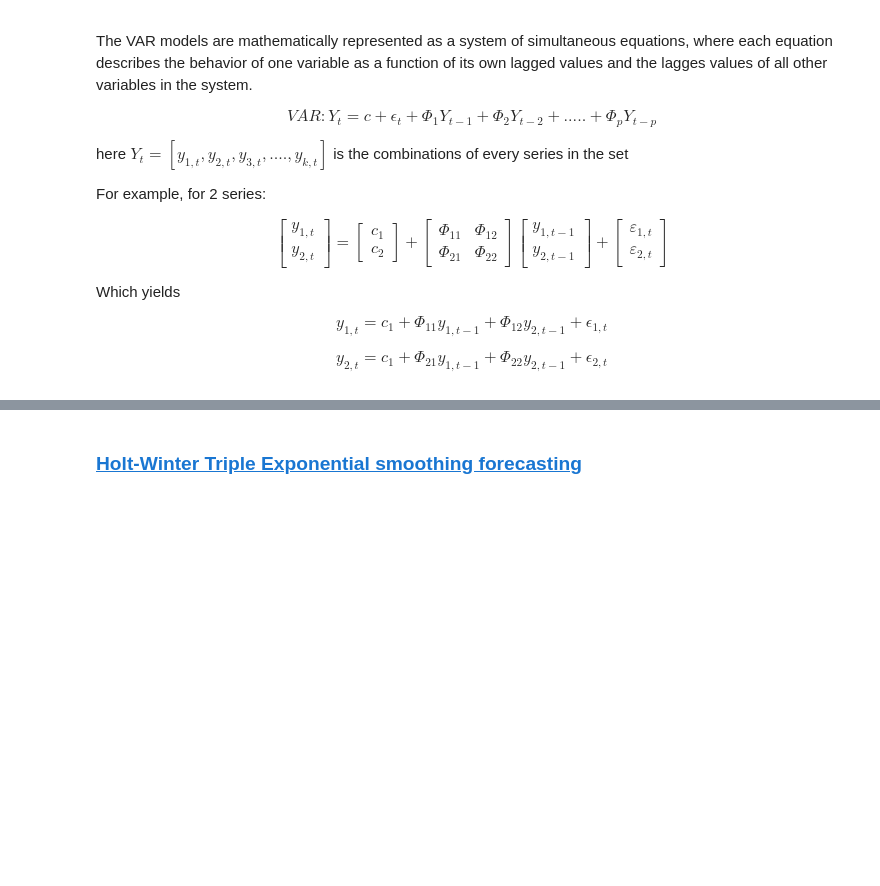
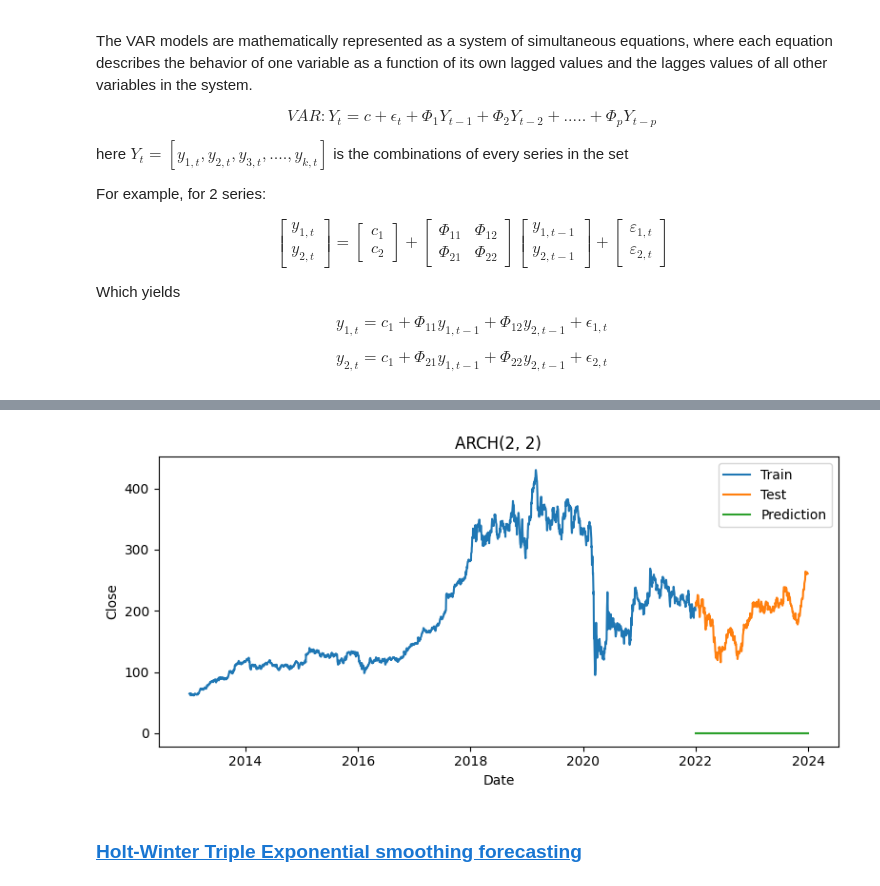
Before and after one commit to GinHikat/OmniTS_for_Stock, a Jupyter notebook: notebooks/track1_forecasting_benchmark.ipynb, the cells around one changed output, grey strips where cells are left out. Drawn from its saved outputs; the diff is of its cells as text; code cells hidden in the pictures; blank space fills up the shorter version.

```diff
--- a/notebooks/track1_forecasting_benchmark.ipynb
+++ b/notebooks/track1_forecasting_benchmark.ipynb
@@ -606,3 +682,7 @@ ARCH can be efficient as it needs many lags (q) to capture long memory, which wi
+# %%
+plot_prediction(pred = pred.mean.transpose().values.squeeze(), title = 'ARCH(2, 2)')
+# %% [output]
+[figure, added]
 # %% [markdown]
 ### <a id='toc1_1_2_'></a>[Holt-Winter Triple Exponential smoothing forecasting](#toc0_)
 # %% [markdown]
```
Also changed, not shown: parts of 22 cells of this notebook, 1 other file.
